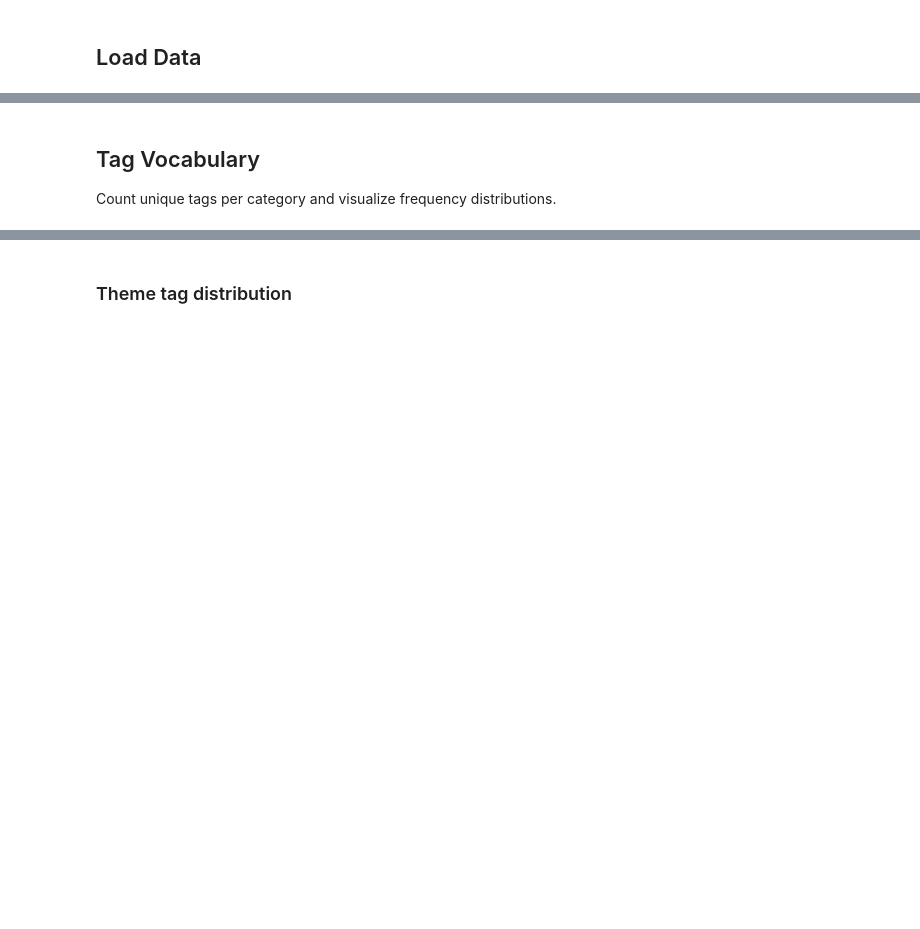
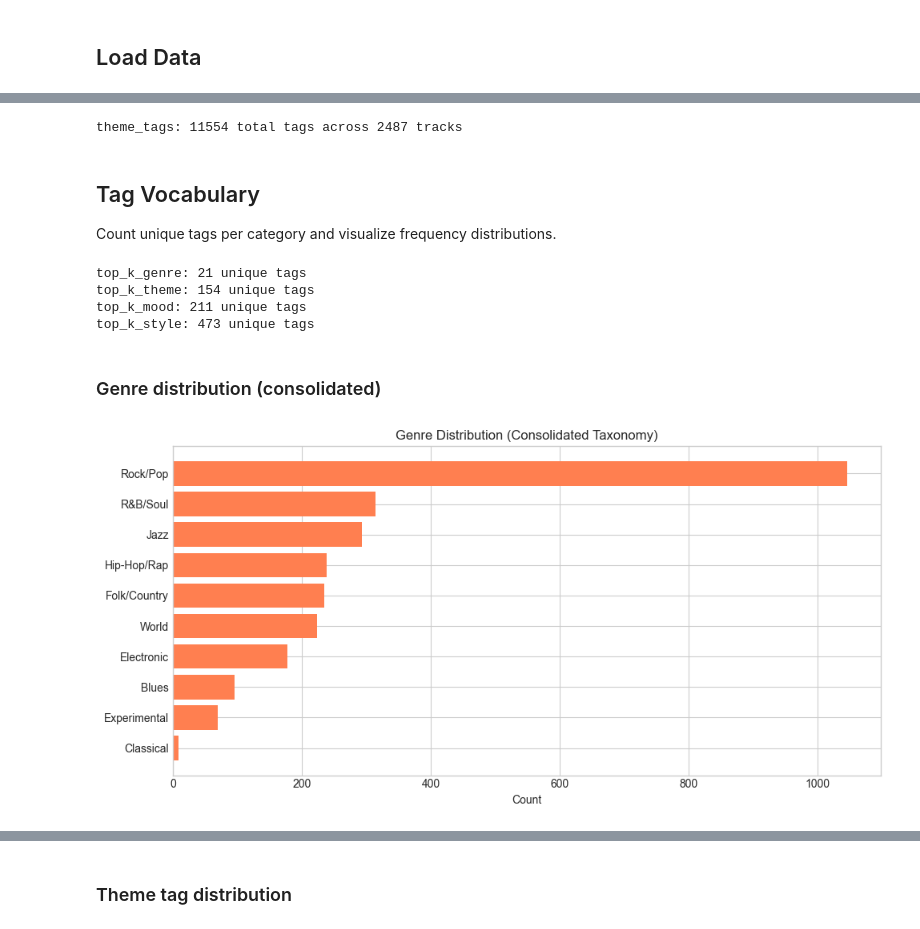
Before and after one commit to katjpg/soundspace, a Jupyter notebook: notebooks/pipeline/02_tag_analysis.ipynb, the cells around one changed output, grey strips where cells are left out. Saved outputs shown, nothing was run; the diff lists cells and outputs as text; code cells hidden in the pictures; blank space fills up the shorter version.

```diff
--- a/notebooks/pipeline/02_tag_analysis.ipynb
+++ b/notebooks/pipeline/02_tag_analysis.ipynb
@@ -55,3 +61,19 @@ print(f"Added columns: {[c for c in df.columns if c.startswith('top_k')]}")
+# %%
+from dataset.filter import consolidate_genres, GENRE_TAXONOMY
+
+# build case-insensitive lookup from taxonomy
+_genre_case_map = {}
+for consolidated, originals in GENRE_TAXONOMY.items():
+    for orig in originals:
+        _genre_case_map[orig.lower()] = orig
+
+def consolidate_genres_ci(genres: tuple[str, ...]) -> tuple[str, ...]:
+    """Case-insensitive wrapper for consolidate_genres."""
+    # restore original case before consolidation
+    restored = tuple(_genre_case_map.get(g.lower(), g) for g in genres)
+    return consolidate_genres(restored)
+
+df["top_k_genre_consolidated"] = df["top_k_genre"].apply(consolidate_genres_ci)
 # %%
 # parse raw theme column into tuples for unweighted clustering
 def parse_tags(s: str | float) -> tuple[str, ...]:
@@ -62,6 +84,8 @@ def parse_tags(s: str | float) -> tuple[str, ...]:
 
 df["theme_tags"] = df["theme"].apply(parse_tags)
 print(f"theme_tags: {df['theme_tags'].apply(len).sum()} total tags across {len(df)} tracks")
+# %% [output]
+theme_tags: 11554 total tags across 2487 tracks
 # %% [markdown]
 ## Tag Vocabulary
 
@@ -78,3 +102,26 @@ def count_unique_tags(series: pd.Series) -> tuple[int, Counter]:
 for col in ["top_k_genre", "top_k_theme", "top_k_mood", "top_k_style"]:
     n_unique, _ = count_unique_tags(df[col])
     print(f"{col}: {n_unique} unique tags")
+# %% [output]
+top_k_genre: 21 unique tags
+top_k_theme: 154 unique tags
+top_k_mood: 211 unique tags
+top_k_style: 473 unique tags
+# %% [markdown]
+### Genre distribution (consolidated)
+# %%
+_, genre_counts = count_unique_tags(df["top_k_genre_consolidated"])
+top_genres = genre_counts.most_common(10)
+
+fig, ax = plt.subplots(figsize=(10, 5))
+tags, counts = zip(*top_genres)
+ax.barh(range(len(tags)), counts, color="coral")
+ax.set_yticks(range(len(tags)))
+ax.set_yticklabels(tags)
+ax.invert_yaxis()
+ax.set_xlabel("Count")
+ax.set_title("Genre Distribution (Consolidated Taxonomy)")
+plt.tight_layout()
+plt.show()
+# %% [output]
+[figure, added]
```
Also changed, not shown: parts of 27 cells of this notebook, 1 other file.
